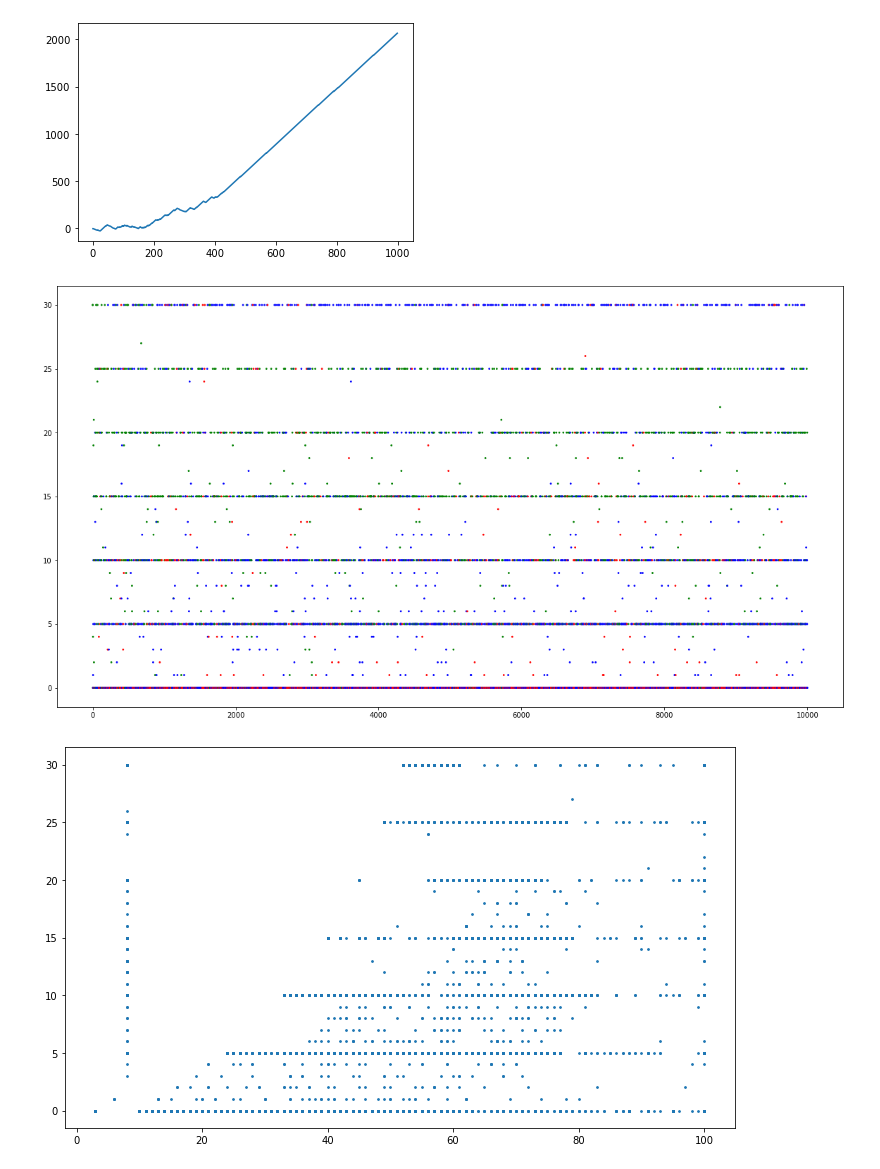
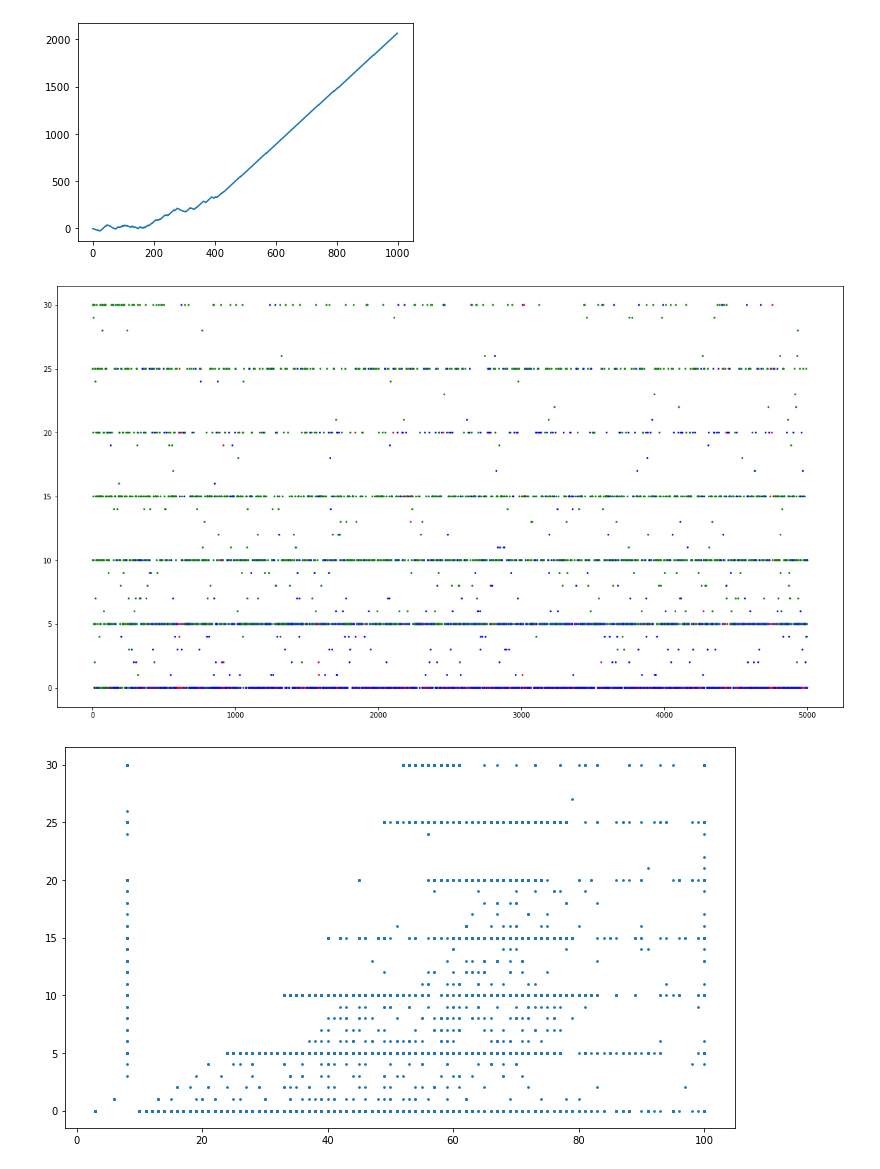
Before and after one commit to SOMAS2021/SOMAS2021, a Jupyter notebook: Experiment.ipynb, the cells around one changed output. Drawn from its saved outputs; the diff is of its cells as text; code cells hidden in the pictures.

```diff
--- a/Experiment.ipynb
+++ b/Experiment.ipynb
@@ -112,7 +112,7 @@ plt.plot(day,data)
 #use the 'foodtaken_vs_hp.csv' file
 import csv
 
-with open('log_plot/2022-01-11-20-21-11_A1_R2_W15_10000/foodtaken_vs_hp_bd6fb28c-2802-44e6-8b2d-d2da4624c024.csv', newline='') as f:
+with open('log_plot/2022-01-12-10-02-32_A1_R0_W5_5000/foodtaken_vs_hp_7d10d226-27b1-418b-97bf-cd15fa4e1208.csv', newline='') as f:
     reader = csv.reader(f)
     foodAndHp = list(reader)
 
@@ -134,34 +134,34 @@ HpSortedNumber = list(map(sortHpNumber,Hp))
 """
 colors=["#0000FF", "#00FF00", "#FF0066"]
 for i in range(len(days)):
     plt.scatter(days[i], foodEaten[i], color=colors[HpSorted[i]])
 """
 def sortHp(n):
     if n < 34:
         return "red"
     elif n < 67:
         return "blue"
     else:
         return "green"
 sequence_of_colors = list(map(sortHp,Hp))
 plt.figure(figsize=(20, 11))
 plt.scatter(days, foodEaten,s=3,c=sequence_of_colors)
 
 #left, right = 1,5000        # return the current xlim
 #plt.xlim((left, right))     # set the xlim to left, right
 
 plt.show()
 
 #export to .csv file to plot the histogram
 tableN = []
 tableN.append(days)
 tableN.append(foodEaten)
 tableN.append(HpSortedNumber)
 TransposeData = pd.DataFrame(data=tableN)
 TransposeData1 = TransposeData.T
 np.savetxt("foodEatenVSdays.csv", TransposeData1, delimiter=',')
 # %% [output]
-[figure, old version]
+[figure, new version]
 # %%
 # foodEaten vs hp
 import csv
```
Also changed, not shown: 21 other files.
